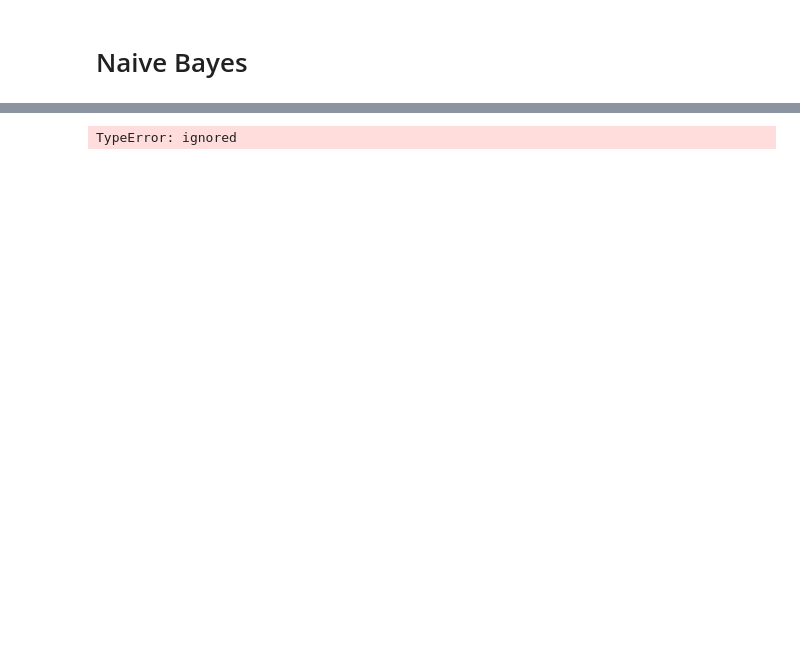
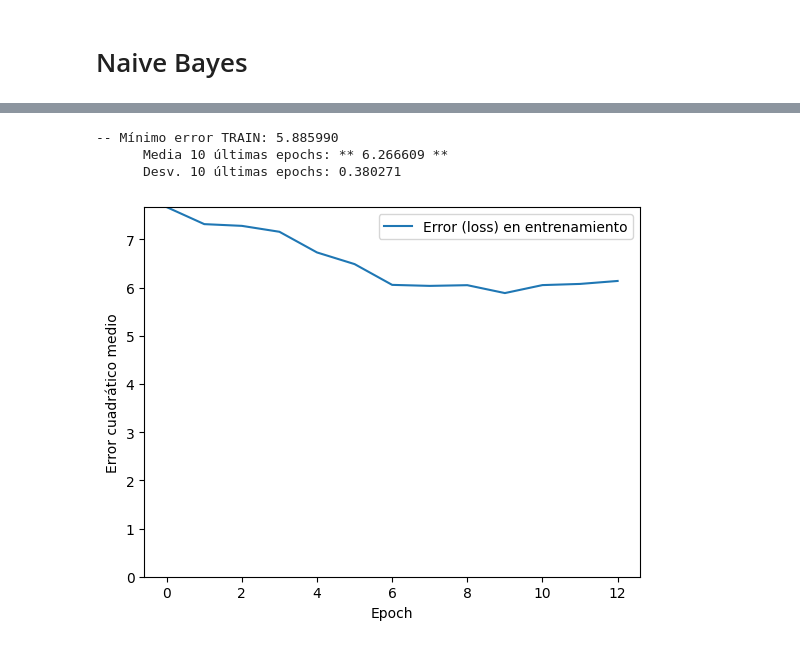
Before and after one commit to SergioMartinezCid/MUII-DSI-2022-23, a Jupyter notebook: Predicción/DSI_Trabajo_Predicción.ipynb, the cells around one changed output, grey strips where cells are left out. Drawn from its saved outputs; the diff is of its cells as text; code cells hidden in the pictures; blank space fills up the shorter version.

```diff
--- a/Predicción/DSI_Trabajo_Predicción.ipynb
+++ b/Predicción/DSI_Trabajo_Predicción.ipynb
@@ -653,15 +791,18 @@ Name: GOALS_DIFF, Length: 1376, dtype: object
 # %%
 batch = 20    # Tamaño del batch
 n_epochs = 300 # Número de epochs
 
-#Entrenar el modelo a partir de los ejemplos de TRAIN creados en el punto 2
-history = model.fit(X_train_std, to_categorical(Y_train), batch_size=batch, epochs=n_epochs, verbose=0 )
+history = model.fit(X_train.values, to_categorical(Y_train.codes), validation_data=(X_val.values, to_categorical(Y_val.codes)), epochs=n_epochs, batch_size=batch, callbacks=[early_stop], verbose=0)
+#history = model.fit(X_train_std, to_categorical(Y_train), batch_size=batch, epochs=n_epochs, verbose=0 )
 
 plot_history(history)
 traza_train = np.array(history.history['loss'])
 print("-- Mínimo error TRAIN: {:.6f}".format(min(traza_train)))
 print("      Media 10 últimas epochs: ** {:.6f} **".format(np.mean(traza_train[-10:])))
 print("      Desv. 10 últimas epochs: {:.6f}".format(np.std(traza_train[-10:])))
 # %% [output]
-TypeError: ignored
+-- Mínimo error TRAIN: 5.885990
+      Media 10 últimas epochs: ** 6.266609 **
+      Desv. 10 últimas epochs: 0.380271
+[figure, added]
 # %%
```
Also changed, not shown: parts of 43 cells of this notebook.
